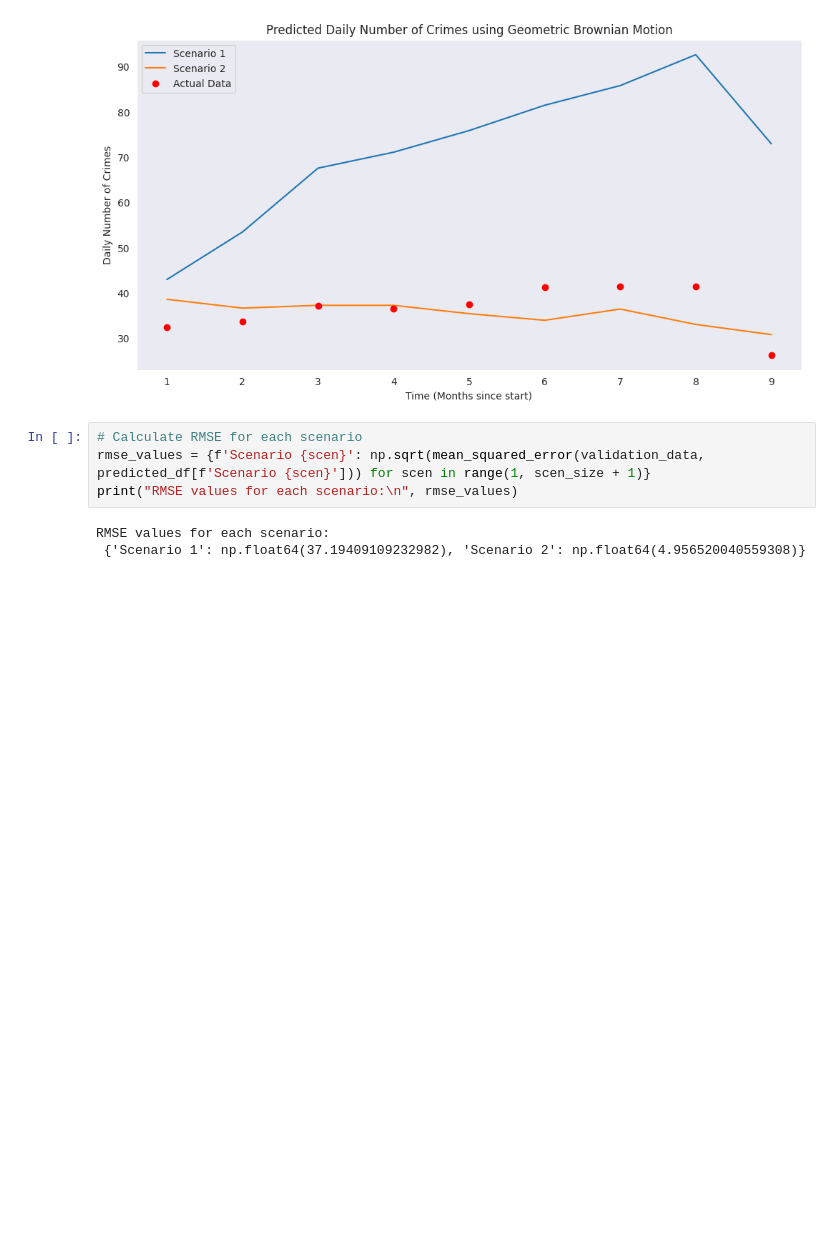
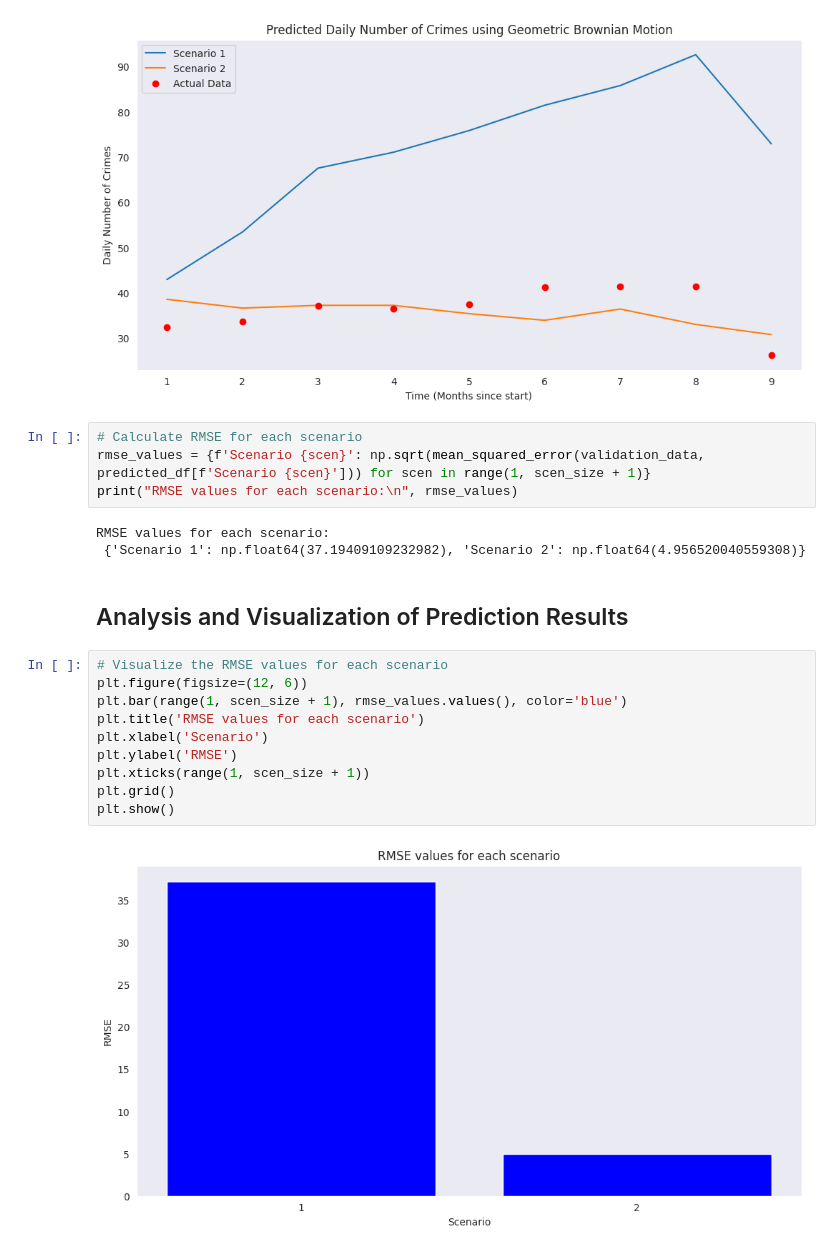
Before and after one commit to enikogyorfi/Szakdolgozat, a Jupyter notebook: Geometriai Brown mozgas.ipynb, the cells around one changed output. Drawn from its saved outputs; the diff is of its cells as text; blank space fills up the shorter version.

```diff
--- a/Geometriai Brown mozgas.ipynb
+++ b/Geometriai Brown mozgas.ipynb
@@ -202,3 +202,17 @@ print("RMSE values for each scenario:\n", rmse_values)
 # %% [output]
 RMSE values for each scenario:
  {'Scenario 1': np.float64(37.19409109232982), 'Scenario 2': np.float64(4.956520040559308)}
+# %% [markdown]
+## Analysis and Visualization of Prediction Results
+# %%
+# Visualize the RMSE values for each scenario
+plt.figure(figsize=(12, 6))
+plt.bar(range(1, scen_size + 1), rmse_values.values(), color='blue')
+plt.title('RMSE values for each scenario')
+plt.xlabel('Scenario')
+plt.ylabel('RMSE')
+plt.xticks(range(1, scen_size + 1))
+plt.grid()
+plt.show()
+# %% [output]
+[figure, added]
```
Also changed, not shown: parts of 5 cells of this notebook.
